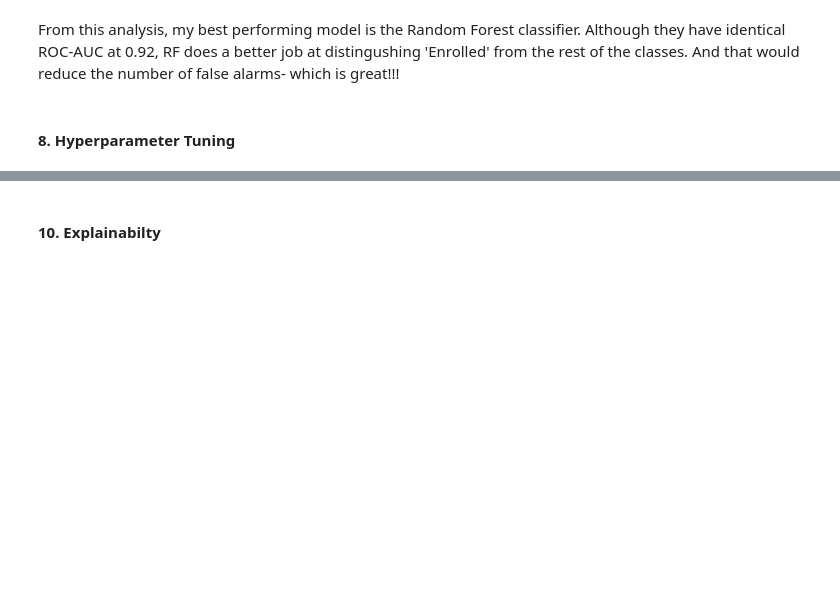
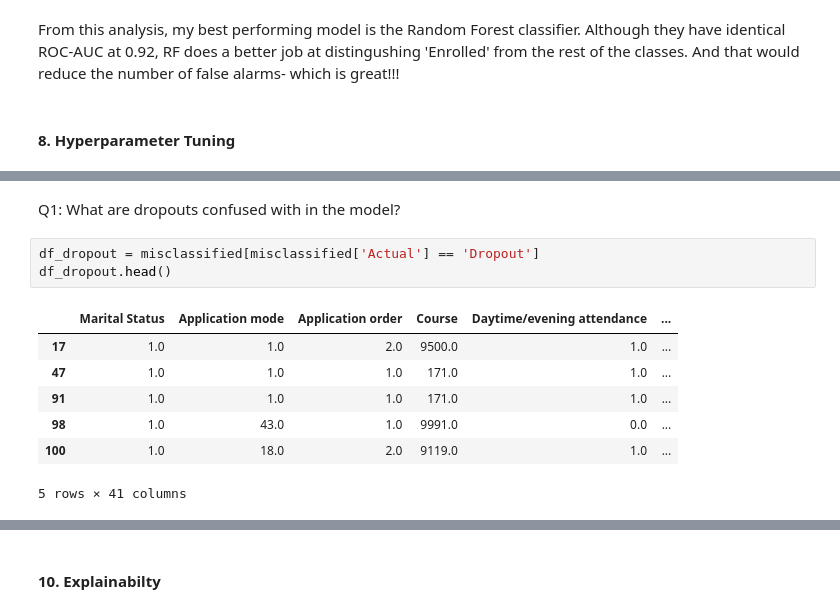
Before and after one commit to WamzMwangi/Predicting_Student_Dropout_with_Explainable_Machine_Learning, a Jupyter notebook: main.ipynb, the cells around one changed output, grey strips where cells are left out. Saved outputs shown, nothing was run; the diff lists cells and outputs as text; blank space fills up the shorter version.

```diff
--- a/main.ipynb
+++ b/main.ipynb
@@ -568,0 +676,13 @@ From this analysis, my best performing model is the Random Forest classifier. Al
+# %% [markdown]
+Q1: What are dropouts confused with in the model?
+# %%
+df_dropout = misclassified[misclassified['Actual'] == 'Dropout']
+df_dropout.head()
+# %% [output]
+|  | Marital Status | Application mode | Application order | Course | Daytime/evening attendance | ... |
+| 17 | 1.0 | 1.0 | 2.0 | 9500.0 | 1.0 | ... |
+| 47 | 1.0 | 1.0 | 1.0 | 171.0 | 1.0 | ... |
+| 91 | 1.0 | 1.0 | 1.0 | 171.0 | 1.0 | ... |
+| 98 | 1.0 | 43.0 | 1.0 | 9991.0 | 0.0 | ... |
+| 100 | 1.0 | 18.0 | 2.0 | 9119.0 | 1.0 | ... |
+5 rows × 41 columns
```
Also changed, not shown: parts of 18 cells of this notebook.
